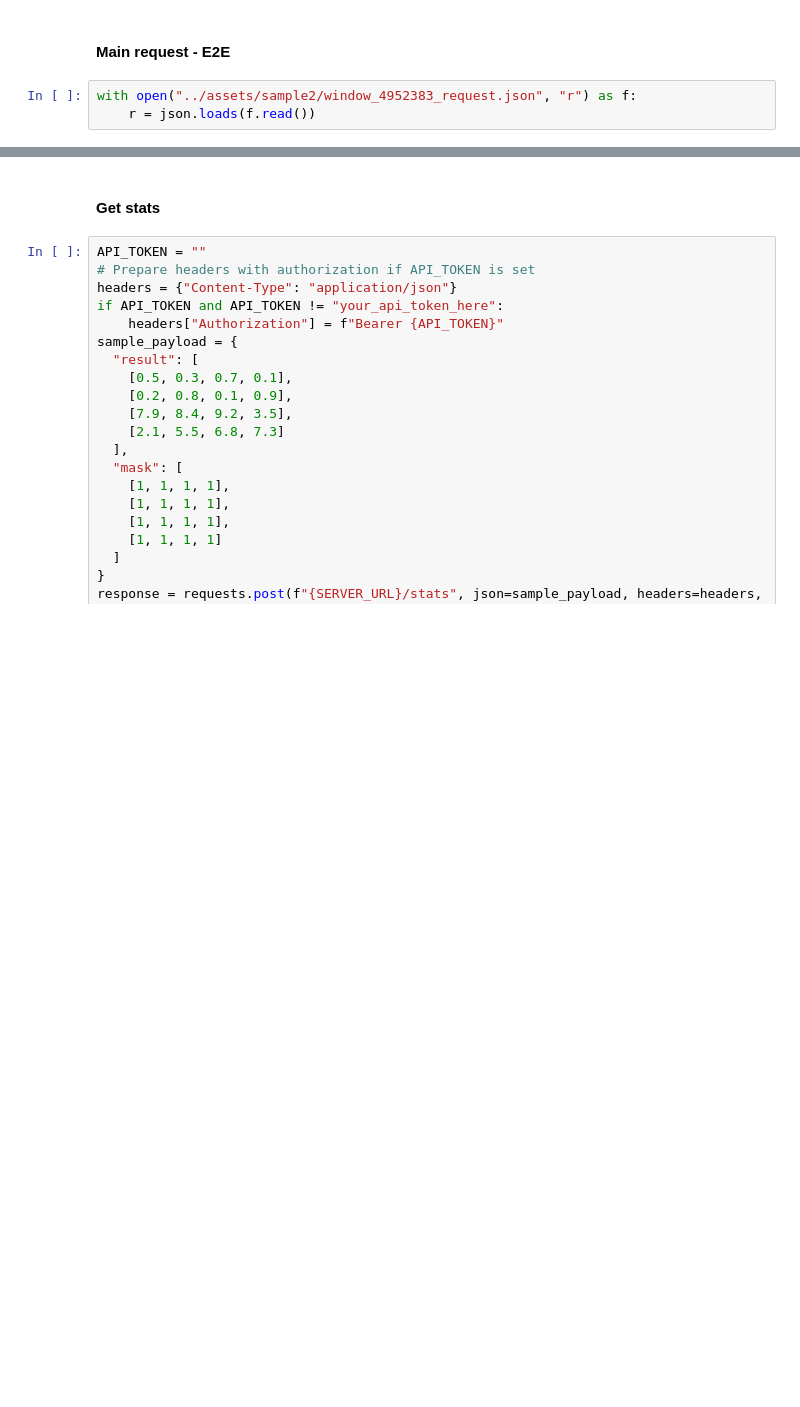
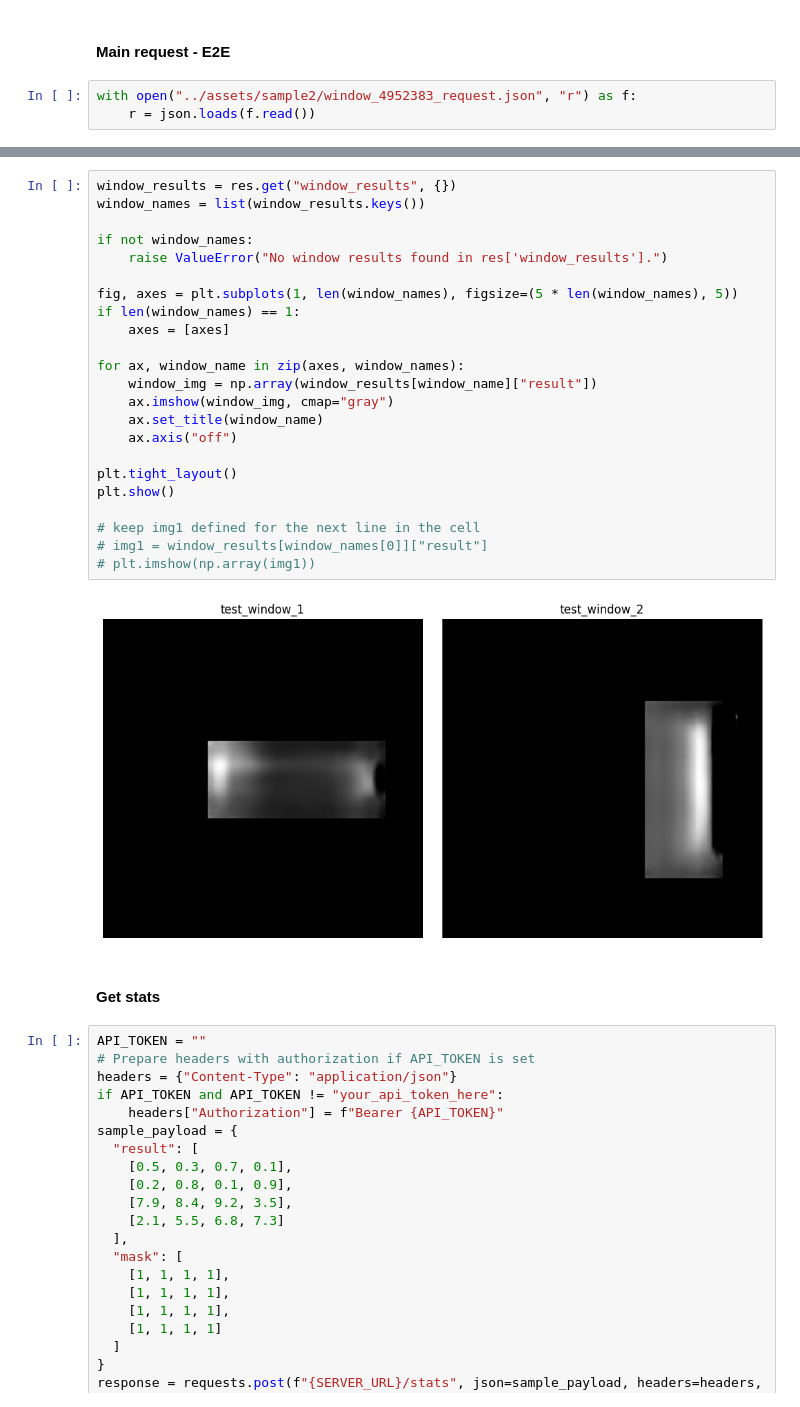
Before and after one commit to upskiller-xyz/server_lux, a Jupyter notebook: example/demo.ipynb, the cells around one changed output, grey strips where cells are left out. Cells and saved outputs as stored; diff of their text form; blank space fills up the shorter version.

```diff
--- a/example/demo.ipynb
+++ b/example/demo.ipynb
@@ -209,3 +294,28 @@ plt.imshow(np.array(img))
+# %%
+window_results = res.get("window_results", {})
+window_names = list(window_results.keys())
+
+if not window_names:
+    raise ValueError("No window results found in res['window_results'].")
+
+fig, axes = plt.subplots(1, len(window_names), figsize=(5 * len(window_names), 5))
+if len(window_names) == 1:
+    axes = [axes]
+
+for ax, window_name in zip(axes, window_names):
+    window_img = np.array(window_results[window_name]["result"])
+    ax.imshow(window_img, cmap="gray")
+    ax.set_title(window_name)
+    ax.axis("off")
+
+plt.tight_layout()
+plt.show()
+
+# keep img1 defined for the next line in the cell
+# img1 = window_results[window_names[0]]["result"]
+# plt.imshow(np.array(img1))
+# %% [output]
+[figure, added]
 # %% [markdown]
 #### Get stats
 # %%
```
Also changed, not shown: parts of 7 cells of this notebook, 14 other files.
